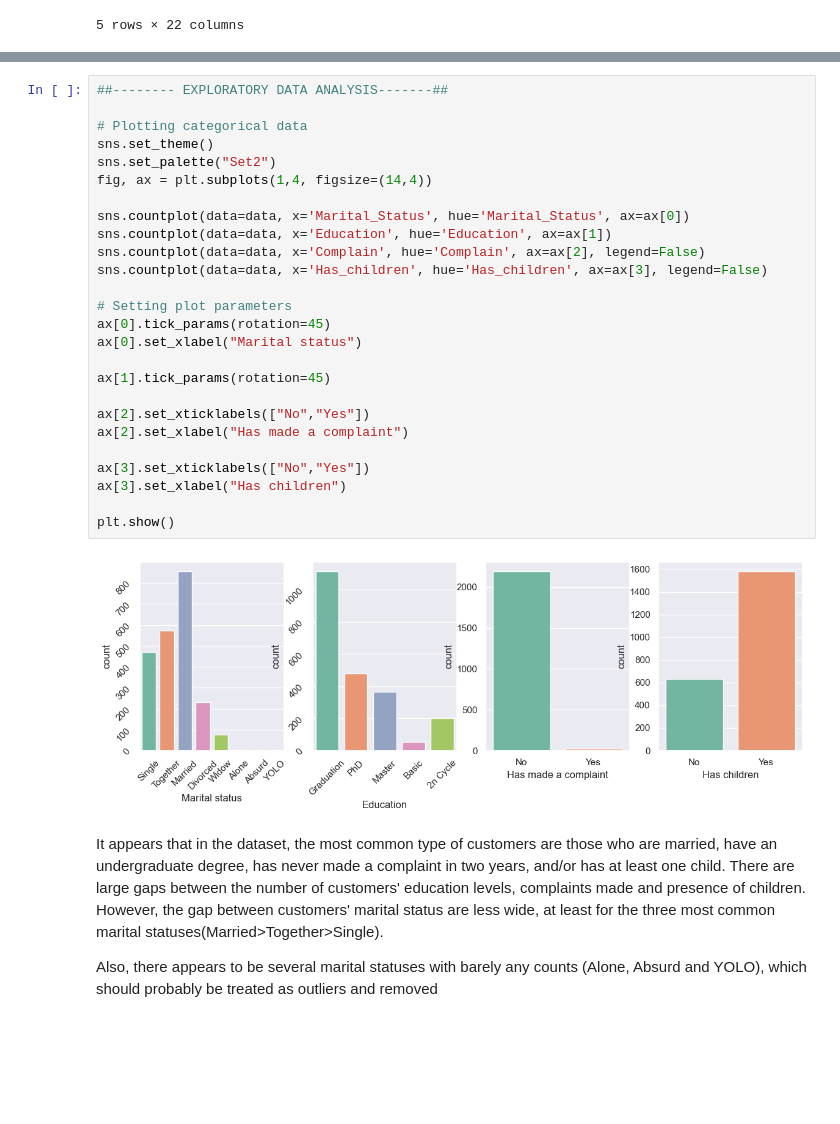
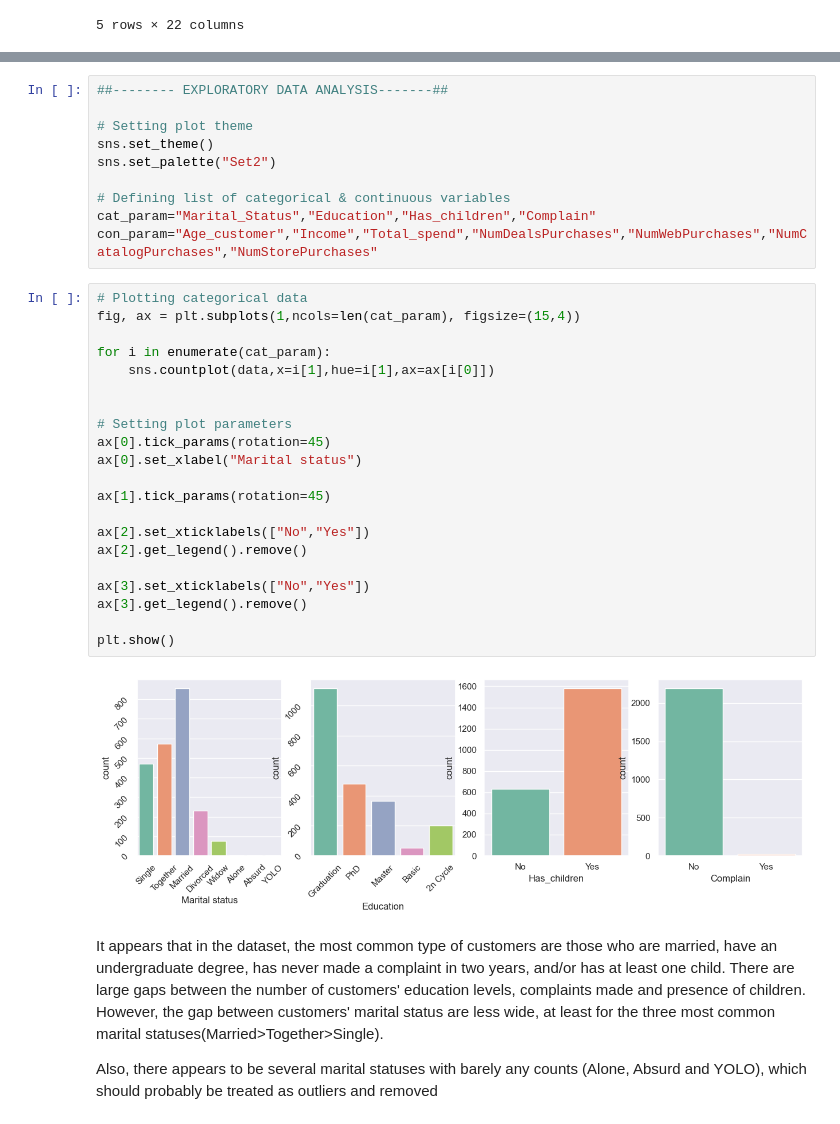
Before and after one commit to windc-888/Customer-segmentation, a Jupyter notebook: code.ipynb, the cells around one changed output, grey strips where cells are left out. Saved outputs shown, nothing was run; the diff lists cells and outputs as text; blank space fills up the shorter version.

```diff
--- a/code.ipynb
+++ b/code.ipynb
@@ -75,31 +88,36 @@ data.duplicated().sum() # No duplicates found so no need to remove any
+# %%
+##-------- EXPLORATORY DATA ANALYSIS-------##
+
+# Setting plot theme
+sns.set_theme()
+sns.set_palette("Set2")
+
+# Defining list of categorical & continuous variables
+cat_param="Marital_Status","Education","Has_children","Complain"
+con_param="Age_customer","Income","Total_spend","NumDealsPurchases","NumWebPurchases","NumCatalogPurchases","NumStorePurchases"
 # %%
-##-------- EXPLORATORY DATA ANALYSIS-------##
+# Plotting categorical data
+fig, ax = plt.subplots(1,ncols=len(cat_param), figsize=(15,4))
 
-# Plotting categorical data
-sns.set_theme()
-sns.set_palette("Set2")
-fig, ax = plt.subplots(1,4, figsize=(14,4))
+for i in enumerate(cat_param):
+    sns.countplot(data,x=i[1],hue=i[1],ax=ax[i[0]])
 
-sns.countplot(data=data, x='Marital_Status', hue='Marital_Status', ax=ax[0])
-sns.countplot(data=data, x='Education', hue='Education', ax=ax[1])
-sns.countplot(data=data, x='Complain', hue='Complain', ax=ax[2], legend=False)
-sns.countplot(data=data, x='Has_children', hue='Has_children', ax=ax[3], legend=False)
 
 # Setting plot parameters
 ax[0].tick_params(rotation=45)
 ax[0].set_xlabel("Marital status")
 
 ax[1].tick_params(rotation=45)
 
 ax[2].set_xticklabels(["No","Yes"])
-ax[2].set_xlabel("Has made a complaint")
+ax[2].get_legend().remove()
 
 ax[3].set_xticklabels(["No","Yes"])
-ax[3].set_xlabel("Has children")
+ax[3].get_legend().remove()
 
 plt.show()
 # %% [output]
-[figure, old version]
+[figure, new version]
 # %% [markdown]
 It appears that in the dataset, the most common type of customers are those who are married, have an undergraduate degree, has never made a complaint in two years, and/or has at least one child. There are large gaps between the number of customers' education levels, complaints made and presence of children. However, the gap between customers' marital status are less wide, at least for the three most common marital statuses(Married>Together>Single).
 
```
Also changed, not shown: parts of 16 cells of this notebook.
